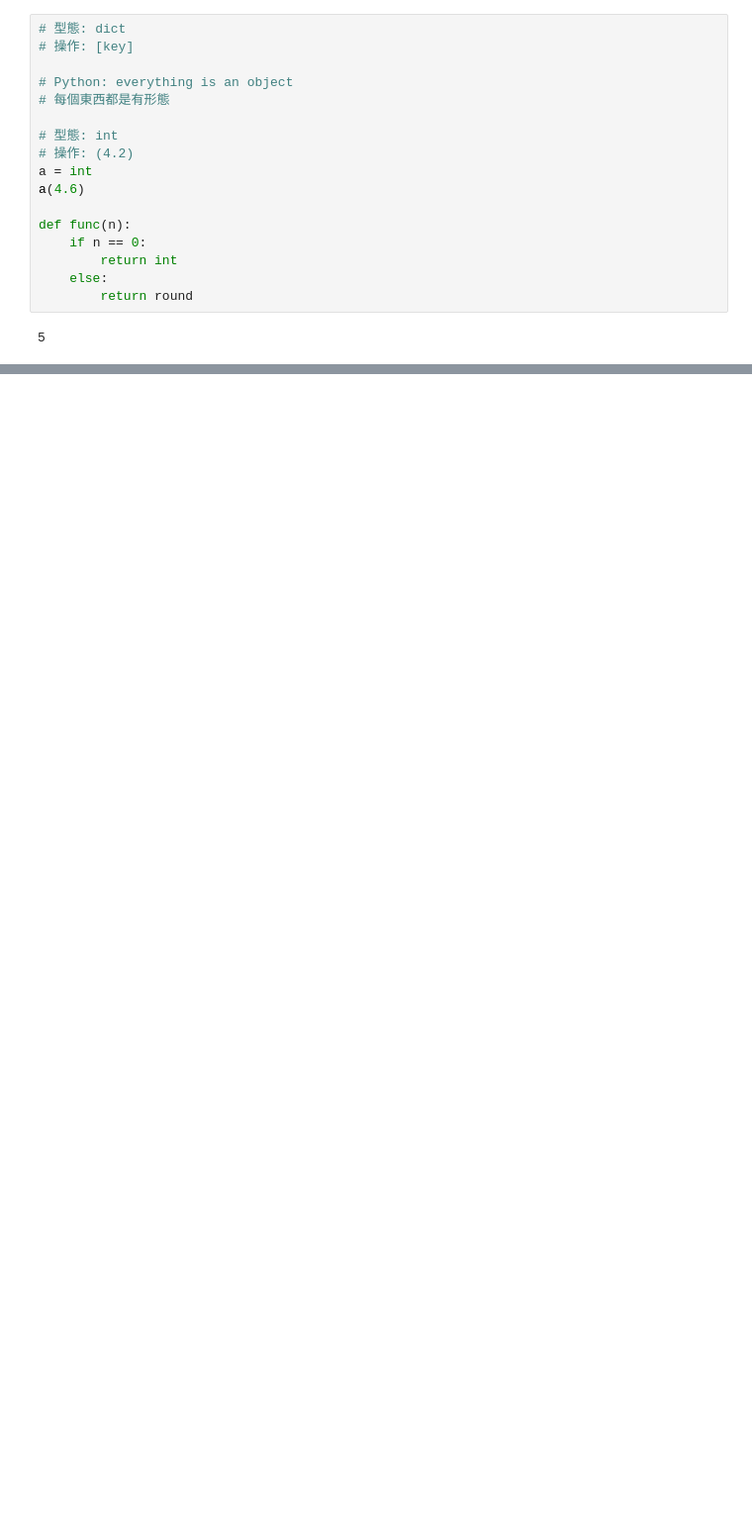
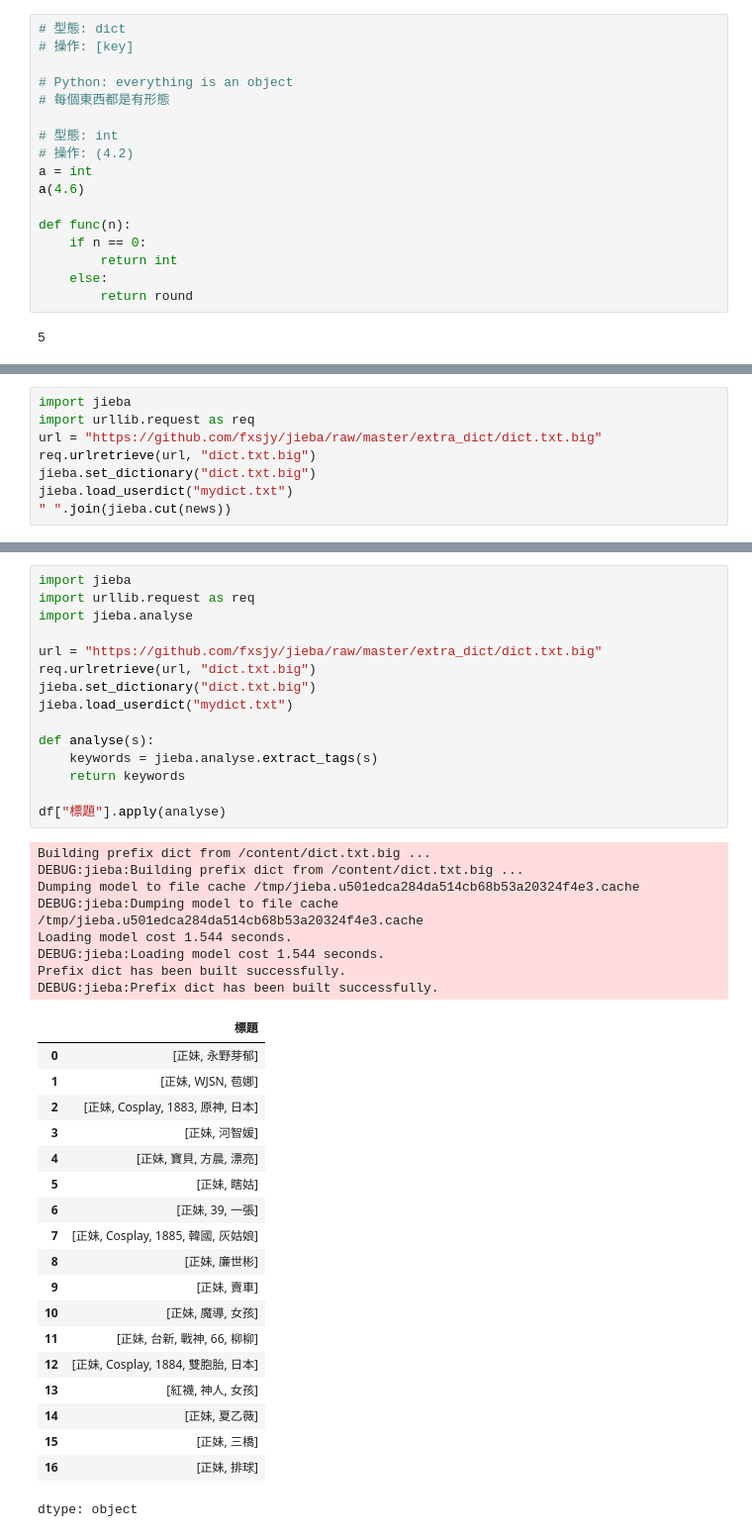
Before and after one commit to Elwing-Chou/tibame0410, a Jupyter notebook: tibame_0424.ipynb, the cells around one changed output, grey strips where cells are left out. Shown at 99% size. Drawn from its saved outputs; the diff is of its cells as text; blank space fills up the shorter version.

```diff
--- a/tibame_0424.ipynb
+++ b/tibame_0424.ipynb
@@ -427,0 +489,8 @@ def func(n):
+# %%
+import jieba
+import urllib.request as req
+url = "https://github.com/fxsjy/jieba/raw/master/extra_dict/dict.txt.big"
+req.urlretrieve(url, "dict.txt.big")
+jieba.set_dictionary("dict.txt.big")
+jieba.load_userdict("mydict.txt")
+" ".join(jieba.cut(news))
@@ -427,0 +512,43 @@ def func(n):
+# %%
+import jieba
+import urllib.request as req
+import jieba.analyse
+
+url = "https://github.com/fxsjy/jieba/raw/master/extra_dict/dict.txt.big"
+req.urlretrieve(url, "dict.txt.big")
+jieba.set_dictionary("dict.txt.big")
+jieba.load_userdict("mydict.txt")
+
+def analyse(s):
+    keywords = jieba.analyse.extract_tags(s)
+    return keywords
+
+df["標題"].apply(analyse)
+# %% [output]
+Building prefix dict from /content/dict.txt.big ...
+DEBUG:jieba:Building prefix dict from /content/dict.txt.big ...
+Dumping model to file cache /tmp/jieba.u501edca284da514cb68b53a20324f4e3.cache
+DEBUG:jieba:Dumping model to file cache /tmp/jieba.u501edca284da514cb68b53a20324f4e3.cache
+Loading model cost 1.544 seconds.
+DEBUG:jieba:Loading model cost 1.544 seconds.
+Prefix dict has been built successfully.
+DEBUG:jieba:Prefix dict has been built successfully.
+|  | 標題 |
+| 0 | [正妹, 永野芽郁] |
+| 1 | [正妹, WJSN, 苞娜] |
+| 2 | [正妹, Cosplay, 1883, 原神, 日本] |
+| 3 | [正妹, 河智媛] |
+| 4 | [正妹, 寶貝, 方晨, 漂亮] |
+| 5 | [正妹, 瞎姑] |
+| 6 | [正妹, 39, 一張] |
+| 7 | [正妹, Cosplay, 1885, 韓國, 灰姑娘] |
+| 8 | [正妹, 廉世彬] |
+| 9 | [正妹, 賣車] |
+| 10 | [正妹, 魔導, 女孩] |
+| 11 | [正妹, 台新, 戰神, 66, 柳柳] |
+| 12 | [正妹, Cosplay, 1884, 雙胞胎, 日本] |
+| 13 | [紅襪, 神人, 女孩] |
+| 14 | [正妹, 夏乙薇] |
+| 15 | [正妹, 三橋] |
+| 16 | [正妹, 排球] |
+dtype: object
```
Also changed, not shown: parts of 7 cells of this notebook.
